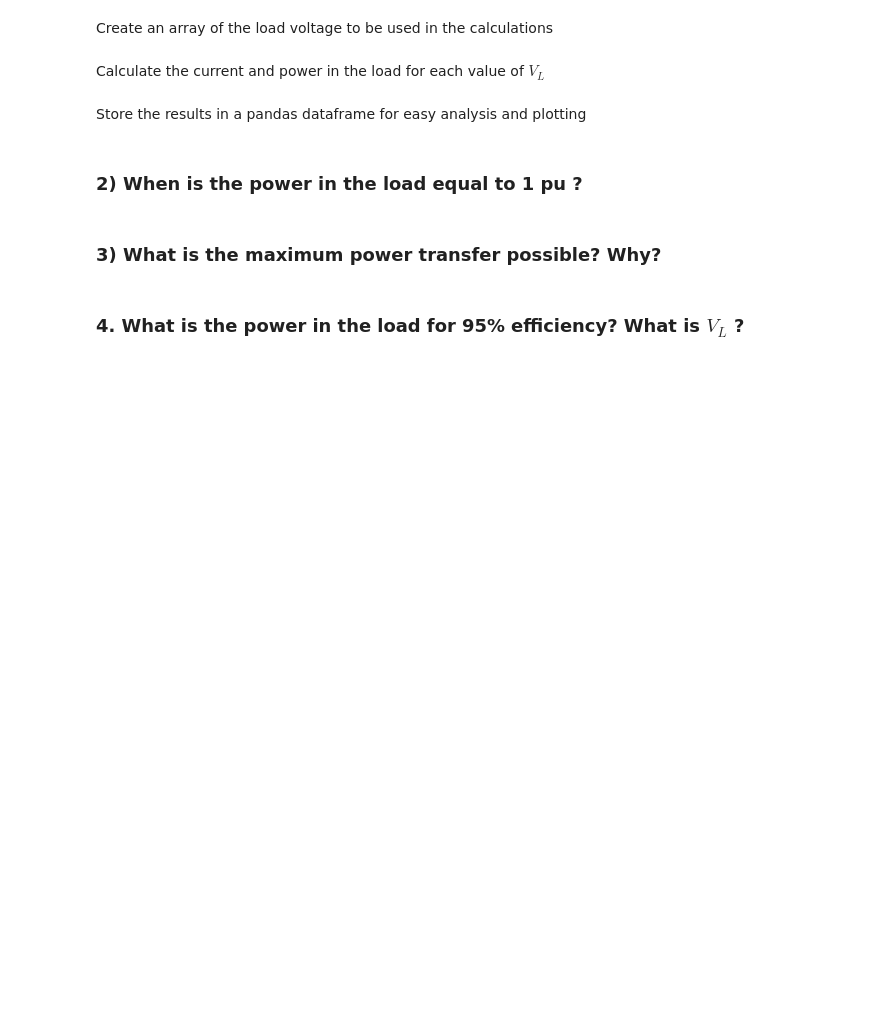
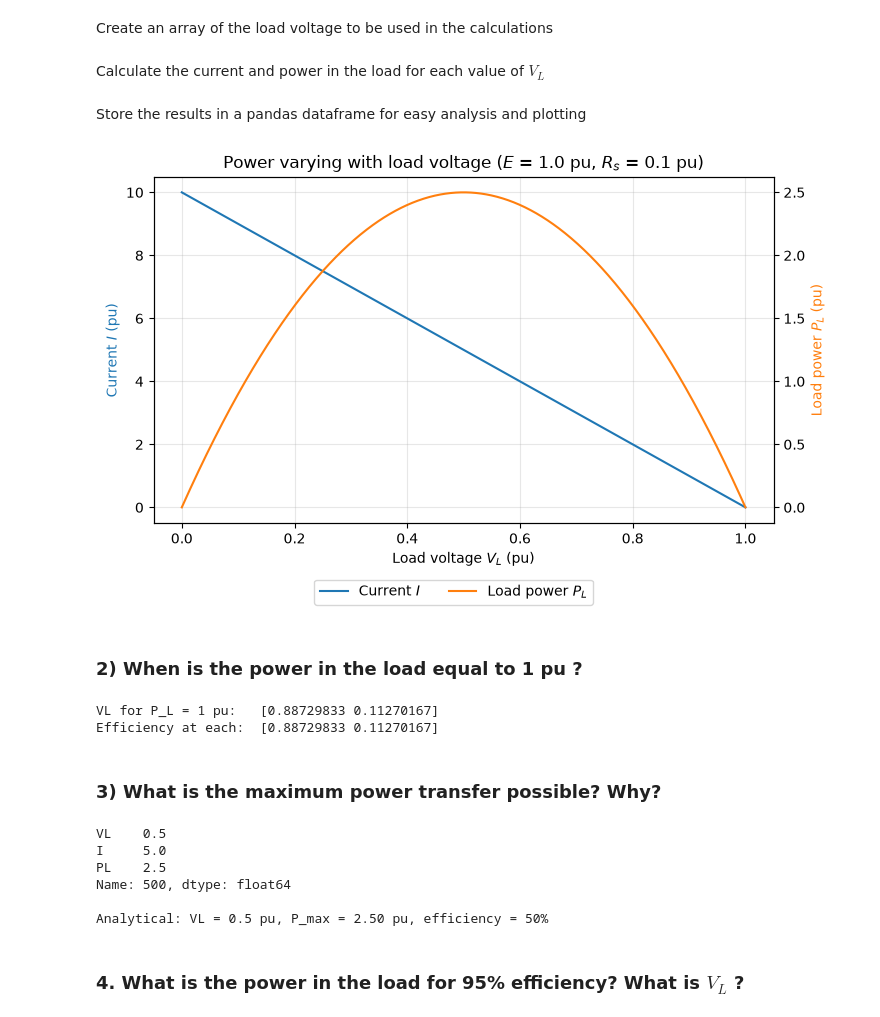
Before and after one commit to flurinaschneider/Energy-Infrastructure, a Jupyter notebook: StarterNotebooks/D03_S03_DCPowerFlow.ipynb, the cells around one changed output. Saved outputs shown, nothing was run; the diff lists cells and outputs as text; code cells hidden in the pictures; blank space fills up the shorter version.

```diff
--- a/StarterNotebooks/D03_S03_DCPowerFlow.ipynb
+++ b/StarterNotebooks/D03_S03_DCPowerFlow.ipynb
@@ -23,27 +24,67 @@ Rs = 0.1 # resistance in pu
 # %% [markdown]
 Create an array of the load voltage to be used in the calculations
 # %%
-Vl = # TODO: create an array of the load voltages over the range 0 to 1.0 pu
+# TODO: create an array of the load voltages over the range 0 to 1.0 pu
+Vl = np.linspace(0, 1.0, 1001)
 # %% [markdown]
 Calculate the current and power in the load for each value of $V_{L}$
 # %%
 #TODO: calculate the current and power in the load.
+# KVL around the loop: E = I*Rs + VL, so the line takes whatever voltage the load doesn't
+I = (E - Vl) / Rs    # current through the line and the load, pu
+PL = Vl * I          # power delivered to the load, pu
+eta = Vl / E         # efficiency = power into load / power from source = (VL*I) / (E*I)
 # %% [markdown]
 Store the results in a pandas dataframe for easy analysis and plotting
 # %%
 results = pd.DataFrame({'VL': Vl, 'I': I, 'PL': PL})
 # %%
 # TODO: plot the results
+fig, ax1 = plt.subplots(figsize=(8, 4.5))
+ax1.plot(results['VL'], results['I'], color='tab:blue', label='Current $I$')
+ax1.set_xlabel('Load voltage $V_L$ (pu)')
+ax1.set_ylabel('Current $I$ (pu)', color='tab:blue')
+
+ax2 = ax1.twinx()   # second y-axis for power, as on the slide
+ax2.plot(results['VL'], results['PL'], color='tab:orange', label='Load power $P_L$')
+ax2.set_ylabel('Load power $P_L$ (pu)', color='tab:orange')
+
+ax1.set_title('Power varying with load voltage ($E$ = 1.0 pu, $R_s$ = 0.1 pu)')
+ax1.grid(alpha=0.3)
+fig.legend(loc='upper center', bbox_to_anchor=(0.5, 0.0), ncol=2)
+plt.show()
+# %% [output]
+[figure, added]
 # %% [markdown]
 ### 2) When is the power in the load equal to 1 pu ?
 # %%
 # TODO: solve the quadratic equation for V_L
+# P_L = VL*(E - VL)/Rs = P   ->   VL**2 - E*VL + P*Rs = 0   (a quadratic in VL)
+P = 1.0                                   # target load power, pu
+VL_roots = np.roots([1, -E, P * Rs])      # coefficients a, b, c of a*VL**2 + b*VL + c = 0
+print("VL for P_L = 1 pu:  ", VL_roots)
+print("Efficiency at each: ", VL_roots / E)
+# %% [output]
+VL for P_L = 1 pu:   [0.88729833 0.11270167]
+Efficiency at each:  [0.88729833 0.11270167]
 # %% [markdown]
 ### 3) What is the maximum power transfer possible? Why?
 # %%
 # inspect from the results
+print(results.loc[results['PL'].idxmax()])   # the row with the largest load power
 
 # differentiate the power equation with respect to VL and set it equal to zero. Solve for VL.
+# P_L = (E*VL - VL**2)/Rs   ->   dP_L/dVL = (E - 2*VL)/Rs = 0   ->   VL = E/2
+VL_max = E / 2
+P_max = VL_max * (E - VL_max) / Rs           # = E**2 / (4*Rs)
+print(f"\nAnalytical: VL = {VL_max} pu, P_max = {P_max:.2f} pu, efficiency = {VL_max / E:.0%}")
+# %% [output]
+VL    0.5
+I     5.0
+PL    2.5
+Name: 500, dtype: float64
+
+Analytical: VL = 0.5 pu, P_max = 2.50 pu, efficiency = 50%
 # %% [markdown]
 ### 4. What is the power in the load for 95% efficiency? What is $V_{L}$ ?
 # %%
```
Also changed, not shown: parts of 13 cells of this notebook, 11 other files.
